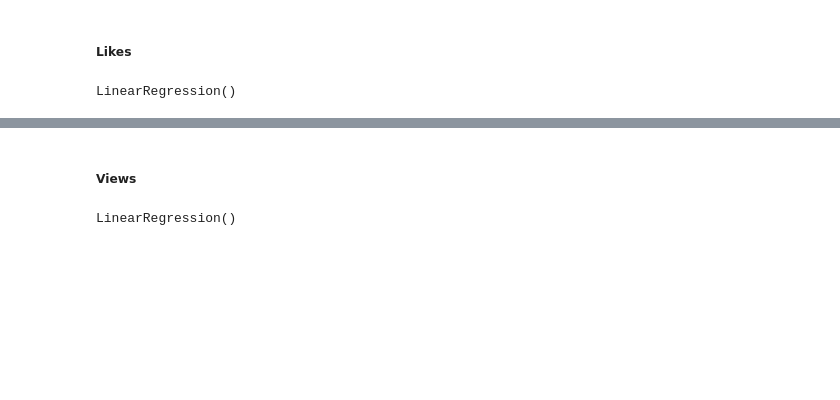
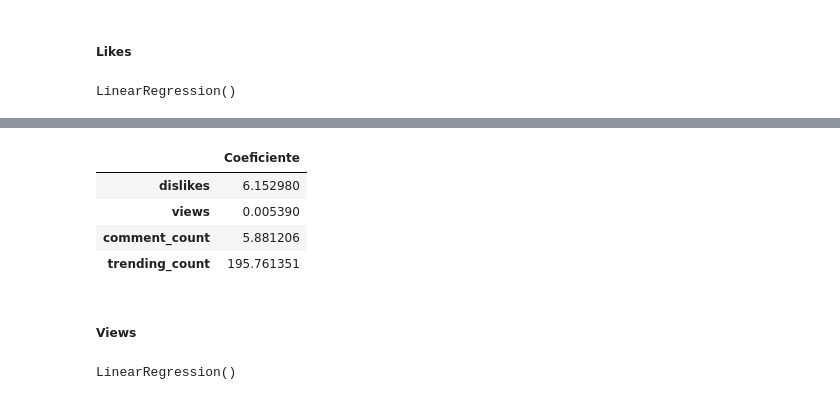
Before and after one commit to Adm-Info/EB-2022-1-CC50, a Jupyter notebook: code/11.preproc-req-cats-pregAdd.ipynb, the cells around one changed output, grey strips where cells are left out. Cells and saved outputs as stored; diff of their text form; code cells hidden in the pictures; blank space fills up the shorter version.

```diff
--- a/code/11.preproc-req-cats-pregAdd.ipynb
+++ b/code/11.preproc-req-cats-pregAdd.ipynb
@@ -120,3 +129,12 @@ fig.savefig('../graphs/RegresionLinealLikes.png')
+# %%
+coef_df = pd.DataFrame(lm.coef_,X.columns,columns=['Coeficiente'])
+coef_df
+# %% [output]
+|  | Coeficiente |
+| dislikes | 6.152980 |
+| views | 0.005390 |
+| comment_count | 5.881206 |
+| trending_count | 195.761351 |
 # %% [markdown]
 ##### Views
 # %%
```
Also changed, not shown: parts of 23 cells of this notebook, 10 other files.
